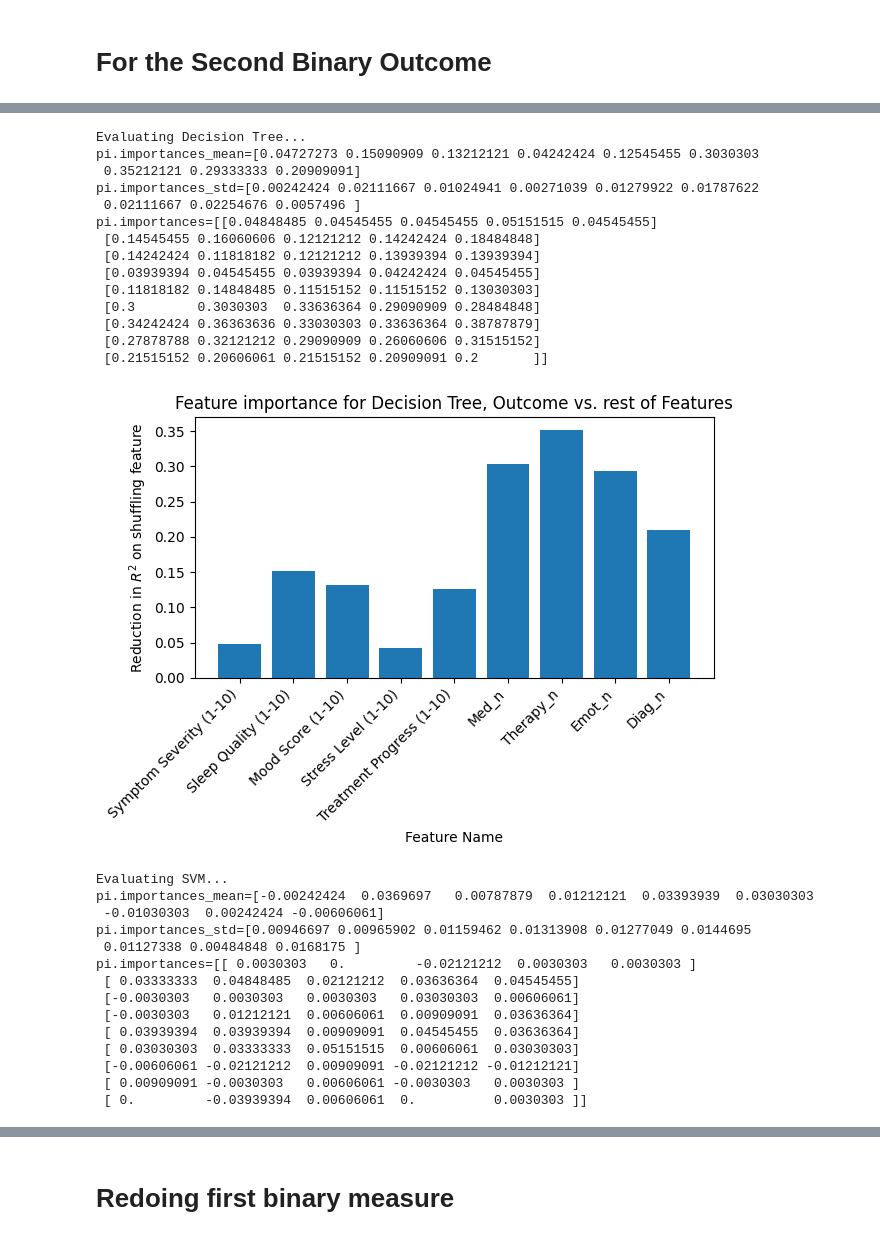
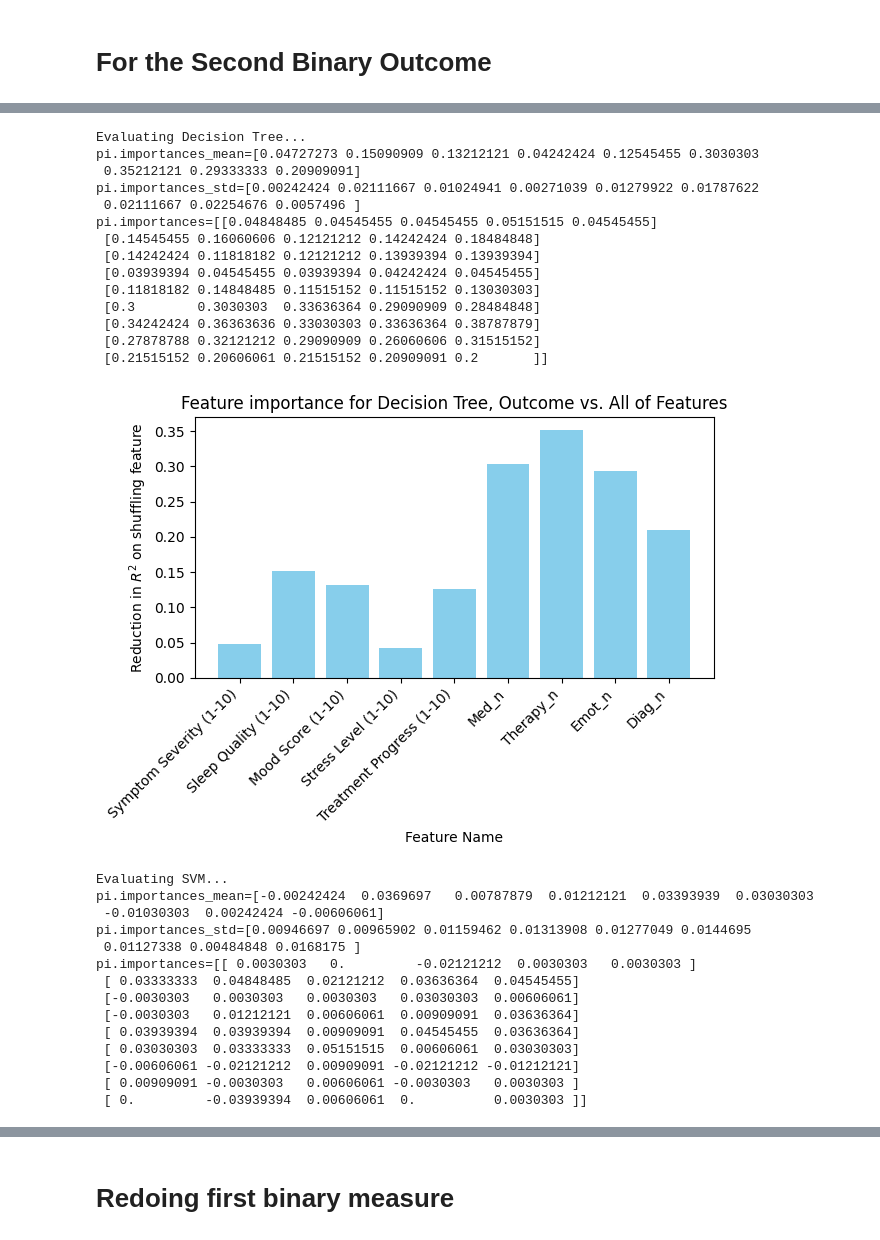
Before and after one commit to mtlee2/stat451, a Jupyter notebook: stat451_project/featEng.ipynb, the cells around one changed output, grey strips where cells are left out. Cells and saved outputs as stored; diff of their text form; code cells hidden in the pictures.

```diff
--- a/stat451_project/featEng.ipynb
+++ b/stat451_project/featEng.ipynb
@@ -214,8 +214,8 @@ def plot_feature_importance(model, X, y, model_name="Model"):
     print(f'pi.importances={pi.importances}')
 
     # Create the bar plot
-    plt.bar(x=range(X.shape[1]), height=pi.importances_mean, tick_label=X.columns)
-    plt.title(f'Feature importance for {model_name}, Outcome vs. rest of Features')
+    plt.bar(x=range(X.shape[1]), height=pi.importances_mean, tick_label=X.columns, color="skyblue")
+    plt.title(f'Feature importance for {model_name}, Outcome vs. All of Features')
     plt.xlabel('Feature Name')
     plt.ylabel(r'Reduction in $R^2$ on shuffling feature')
 
@@ -254,18 +254,18 @@ pi.importances=[[-0.00909091  0.         -0.00909091 -0.01515152  0.0030303 ]
 Evaluating Decision Tree...
 pi.importances_mean=[0.04727273 0.15090909 0.13212121 0.04242424 0.12545455 0.3030303
  0.35212121 0.29333333 0.20909091]
 pi.importances_std=[0.00242424 0.02111667 0.01024941 0.00271039 0.01279922 0.01787622
  0.02111667 0.02254676 0.0057496 ]
 pi.importances=[[0.04848485 0.04545455 0.04545455 0.05151515 0.04545455]
  [0.14545455 0.16060606 0.12121212 0.14242424 0.18484848]
  [0.14242424 0.11818182 0.12121212 0.13939394 0.13939394]
  [0.03939394 0.04545455 0.03939394 0.04242424 0.04545455]
  [0.11818182 0.14848485 0.11515152 0.11515152 0.13030303]
  [0.3        0.3030303  0.33636364 0.29090909 0.28484848]
  [0.34242424 0.36363636 0.33030303 0.33636364 0.38787879]
  [0.27878788 0.32121212 0.29090909 0.26060606 0.31515152]
  [0.21515152 0.20606061 0.21515152 0.20909091 0.2       ]]
-[figure, old version]
+[figure, new version]
 Evaluating SVM...
 pi.importances_mean=[-0.00242424  0.0369697   0.00787879  0.01212121  0.03393939  0.03030303
  -0.01030303  0.00242424 -0.00606061]
```
Also changed, not shown: parts of 7 cells of this notebook, 1 other file.
